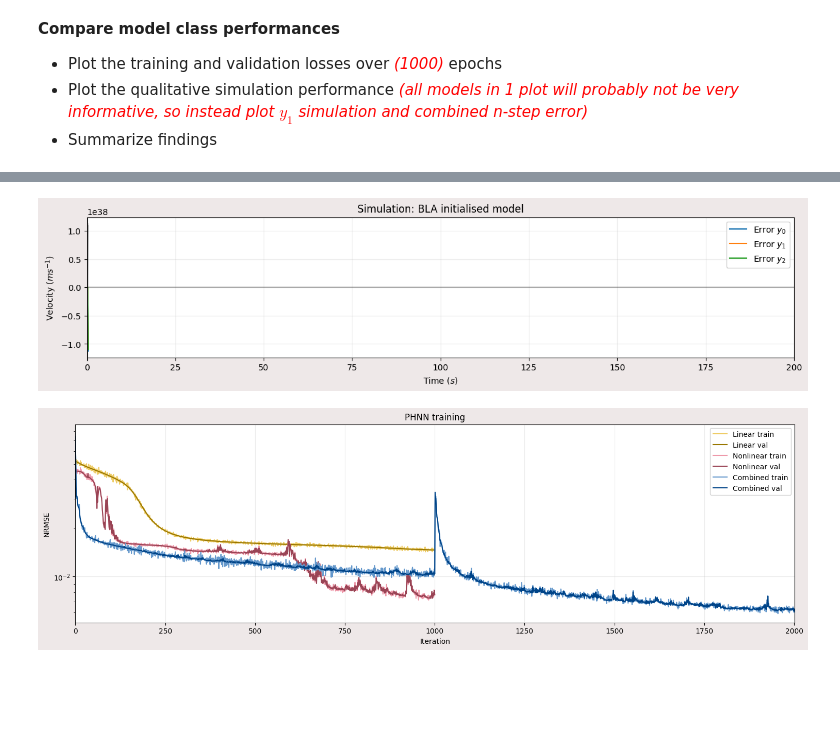
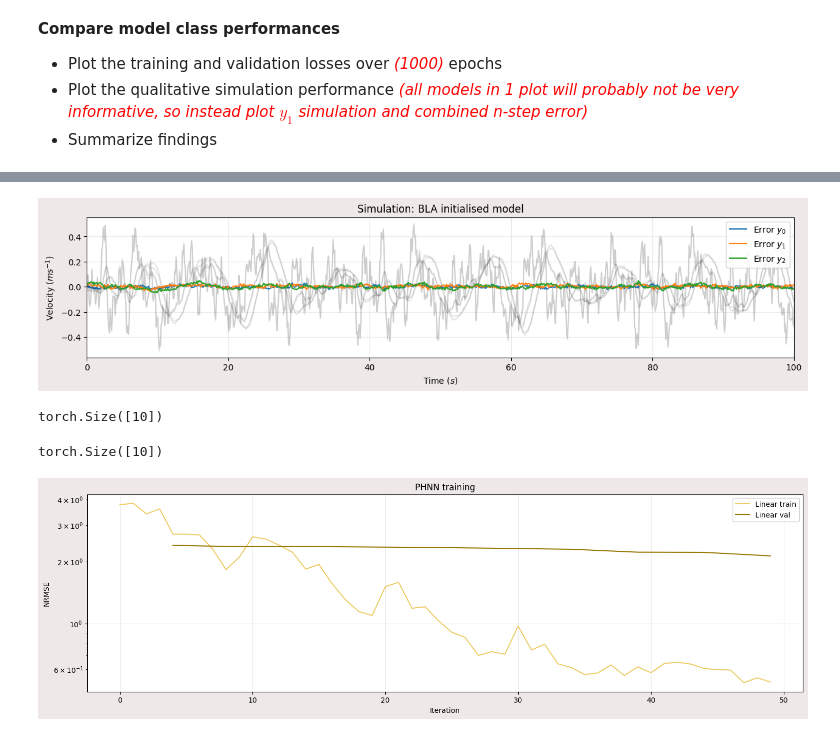
Before and after one commit to gevanotterdijk/Port-Hamiltonian, a Jupyter notebook: BLA_init_validation.ipynb, the cells around one changed output, grey strips where cells are left out. Saved outputs shown, nothing was run; the diff lists cells and outputs as text; code cells hidden in the pictures; blank space fills up the shorter version.

```diff
--- a/BLA_init_validation.ipynb
+++ b/BLA_init_validation.ipynb
@@ -140,21 +173,22 @@ plot_simulation(sim_time, datasets[z]["output"], cheat_outputs, plot_mode="error
 # %%
 # TODO: Train deepSI_lite model
 # %%
-# TODO: Implement lists of datasets as input to the training function
+linear_model = linear_PHNN(system_dim, na, nb, dt=sim_time[1])
 
-linear_model = linear_PHNN(system_dim, na, nb, dt=sim_time[1])
 # If we have a saved model --> no need to train --> instead load the saved model statedict and training info
 if os.path.isfile(PATH_MODEL_lin):
+    print(f"Loading model parameters from: {PATH_MODEL_lin}")
     lf_saved = torch.load(PATH_MODEL_lin, weights_only=False)
     linear_model.load_state_dict(lf_saved["state_dict"])
     lf_loss = lf_saved["train_loss"]
     lf_val_loss = lf_saved["val_loss"]
 # Otherwise, we have to train the model and save it afterwards
 else:
-    lf_loss, lf_val_loss, lf_best_sd = fit_model(linear_model, datasets[0]["dsi_IO"], datasets[0]["dsi_IO"], n_its=1001, T=200, stride=1)
+    lf_loss, lf_val_loss, lf_best_sd = multi_fit(linear_model, data_train, data_val, T_list, iterations=iterations, val_freq=val_freq, PATH_TRAINED_MODEL=PATH_MODEL_lin)
     lf_train = {
         "train_loss":lf_loss,
         "val_loss":lf_val_loss,
-        "state_dict":lf_best_sd
+        "state_dict":lf_best_sd,
+        "T_list":T_list
     }
     torch.save(lf_train, PATH_MODEL_lin)
@@ -163,16 +223,18 @@ nonlinear_model = custom_PHNN(system_dim, na, nb, dt=sim_time[1])
 
 # If we have a saved model --> no need to train --> instead load the saved model statedict and training info
 if os.path.isfile(PATH_MODEL_nonlin):
+    print(f"Loading model parameters from: {PATH_MODEL_nonlin}")
     nlf_saved = torch.load(PATH_MODEL_nonlin, weights_only=False)
     nonlinear_model.load_state_dict(nlf_saved["state_dict"])
     nlf_loss = nlf_saved["train_loss"]
     nlf_val_loss = nlf_saved["val_loss"]
 # Otherwise, we have to train the model and save it afterwards
 else:
-    nlf_loss, nlf_val_loss, nlf_best_sd = fit_model(nonlinear_model, datasets[0]["dsi_IO"], datasets[0]["dsi_IO"], n_its=1001, T=200, stride=1)
+    nlf_loss, nlf_val_loss, nlf_best_sd = fit_model(nonlinear_model, data_train, data_val, n_its=101, n_future=50, val_freq=100, stride=1)
     nlf_train = {
         "train_loss":nlf_loss,
         "val_loss":nlf_val_loss,
-        "state_dict":nlf_best_sd
+        "state_dict":nlf_best_sd,
+        "T_list":T_list
     }
     torch.save(nlf_train, PATH_MODEL_nonlin)
@@ -179,24 +243,36 @@ else:
 # %%
-combined_model = combined_PHNN(system_dim, na, nb, dt=sim_time[1], x0=x_test,
+combined_model = combined_PHNN(system_dim, na, nb, dt=sim_time[1], weight=1,
                                Jinit=J,
                                Rinit=R,
                                Ginit=G,
                                Qinit=Q,
-                               custom_kwargs={})
+                               Pinit=P,
+                               custom_kwargs=dict(Jnet_kwargs=dict(net_kwargs=dict(initial_output_is_zero=True)),
+                                                  Rnet_kwargs=dict(net_kwargs=dict(initial_output_is_zero=True)),
+                                                  Gnet_kwargs=dict(net_kwargs=dict(initial_output_is_zero=True)),
+                                                  Hnet_kwargs=dict(net_kwargs=dict(initial_output_is_zero=True))))
 
 # If we have a saved model --> no need to train --> instead load the saved model statedict and training info
 if os.path.isfile(PATH_MODEL_comb):
     cf_saved = torch.load(PATH_MODEL_comb, weights_only=False)
+    E, Q, J, R, G, P, S, N = cf_saved["linear_matrices"]
+    combined_model.Jinit = J
+    combined_model.Rinit = R
+    combined_model.Ginit = G
+    combined_model.Qinit = Q
+    combined_model.Pinit = P
     combined_model.load_state_dict(cf_saved["state_dict"])
     cf_loss = cf_saved["train_loss"]
     cf_val_loss = cf_saved["val_loss"]
 # Otherwise, we have to train the model and save it afterwards
 else:
-    cf_loss, cf_val_loss, cf_best_sd = fit_model(combined_model, datasets[0]["dsi_IO"], datasets[1]["dsi_IO"], n_its=10001, T=1, val_freq=100)
+    cf_loss, cf_val_loss, cf_best_sd = multi_fit(combined_model, data_train, data_val, T_list, iterations=iterations, val_freq=val_freq, PATH_TRAINED_MODEL=PATH_MODEL_comb)
     cf_train = {
         "train_loss":cf_loss,
         "val_loss":cf_val_loss,
-        "state_dict":cf_best_sd
+        "state_dict":cf_best_sd,
+        "T_list":T_list,
+        "linear_matrices":[E, Q, J, R, G, P, S, N]
     }
     torch.save(cf_train, PATH_MODEL_comb)
 # %% [markdown]
@@ -219,26 +295,34 @@ plot_simulation(sim_time, datasets[z]["output"], nonlin_outputs, plot_mode="erro
 # %%
 # Qualitative results of the linear model
 comb_states, comb_outputs = simulate_model_withP(sim_time=sim_time, model=combined_model, x0=x0, u_ext=u)
-plot_simulation(sim_time, datasets[z]["output"], comb_outputs, plot_mode="error", title="Simulation: BLA initialised model")
+plot_simulation(sim_time, datasets[z]["noisy_output"], comb_outputs, plot_mode="error", title="Simulation: BLA initialised model")
 # %% [output]
-[figure, old version]
+[figure, new version]
+# %%
+print(lf_val_loss[lf_val_loss.nonzero()].flatten().shape) # y
+torch.arange(val_freq, len(T_list)*iterations+val_freq, val_freq).shape
+# %% [output]
+torch.Size([10])
+torch.Size([10])
 # %%
 # Train times: 1hr for lin, 2.5hr for nonlin, ??? for comb
+val_points = torch.arange(val_freq-1, len(T_list)*iterations+val_freq-1, val_freq)
 # Plot training progression:
+
 fig = plt.figure(figsize=(18, 5))
 plt.semilogy(lf_loss, label="Linear train", color="#EECC66")
-plt.semilogy(lf_val_loss, label="Linear val", color="#997700")
+plt.semilogy(val_points, lf_val_loss[lf_val_loss.nonzero()], label="Linear val", color="#997700")
 plt.semilogy(nlf_loss, label="Nonlinear train", color="#EE99AA")
-plt.semilogy(nlf_val_loss, label="Nonlinear val", color="#994455")
+plt.semilogy(val_points, nlf_val_loss[nlf_val_loss.nonzero()], label="Nonlinear val", color="#994455")
 plt.semilogy(cf_loss, label="Combined train", color="#6699CC")
-plt.semilogy(cf_val_loss, label="Combined val", color="#004488")
+plt.semilogy(val_points, cf_val_loss[cf_val_loss.nonzero()], label="Combined val", color="#004488")
 
 plt.ylabel('NRMSE')
 plt.legend(loc=1)
 plt.xlabel('Iteration')
-plt.xlim([0, max(len(lf_loss), len(nlf_loss), len(cf_loss))])
+#plt.xlim([0, max(len(lf_loss), len(nlf_loss), len(cf_loss))])
 plt.title("PHNN training")
 plt.grid(alpha=0.25)
 plt.show()
 # %% [output]
-[figure, old version]
+[figure, new version]
```
Also changed, not shown: parts of 16 cells of this notebook, 2 other files.
